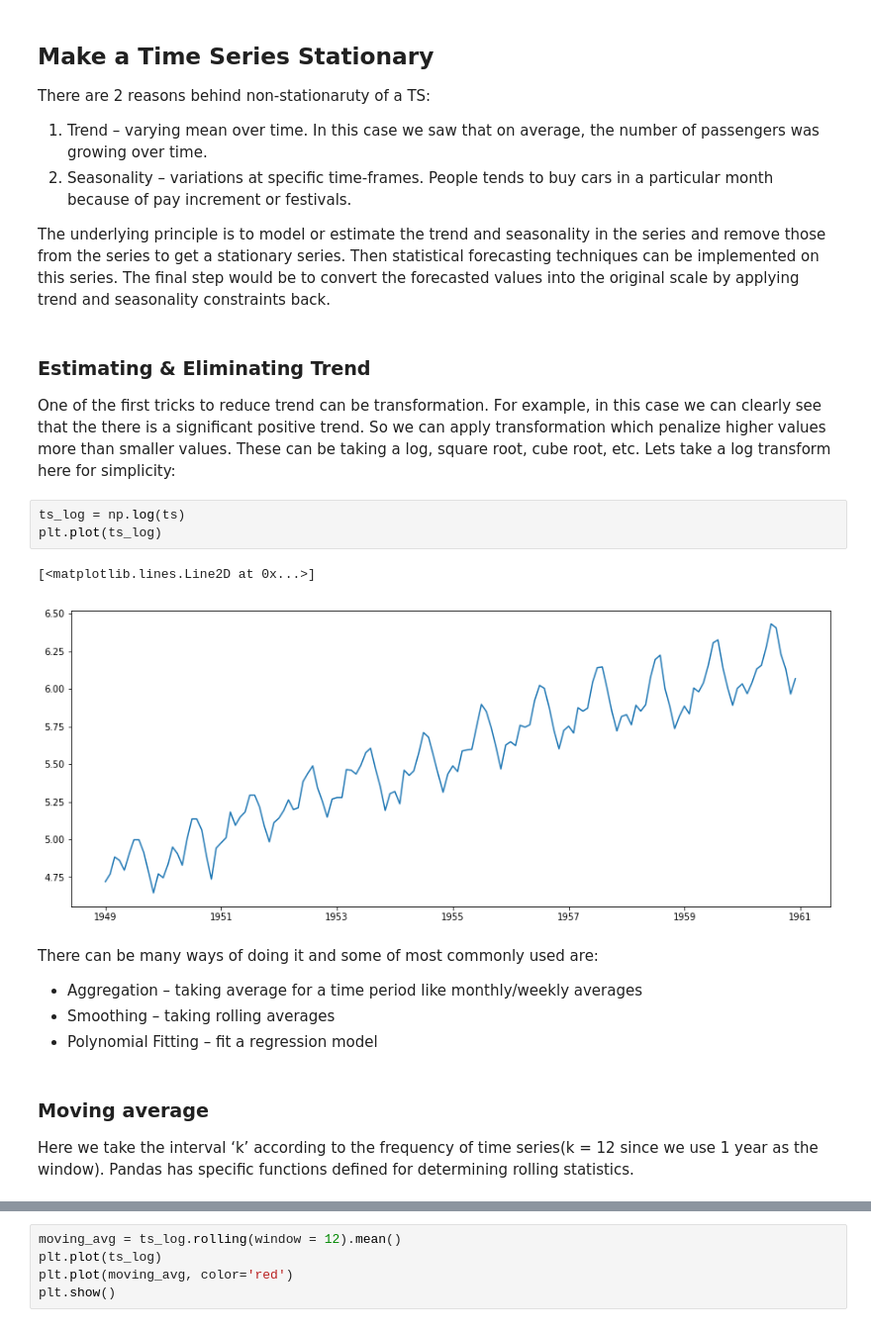
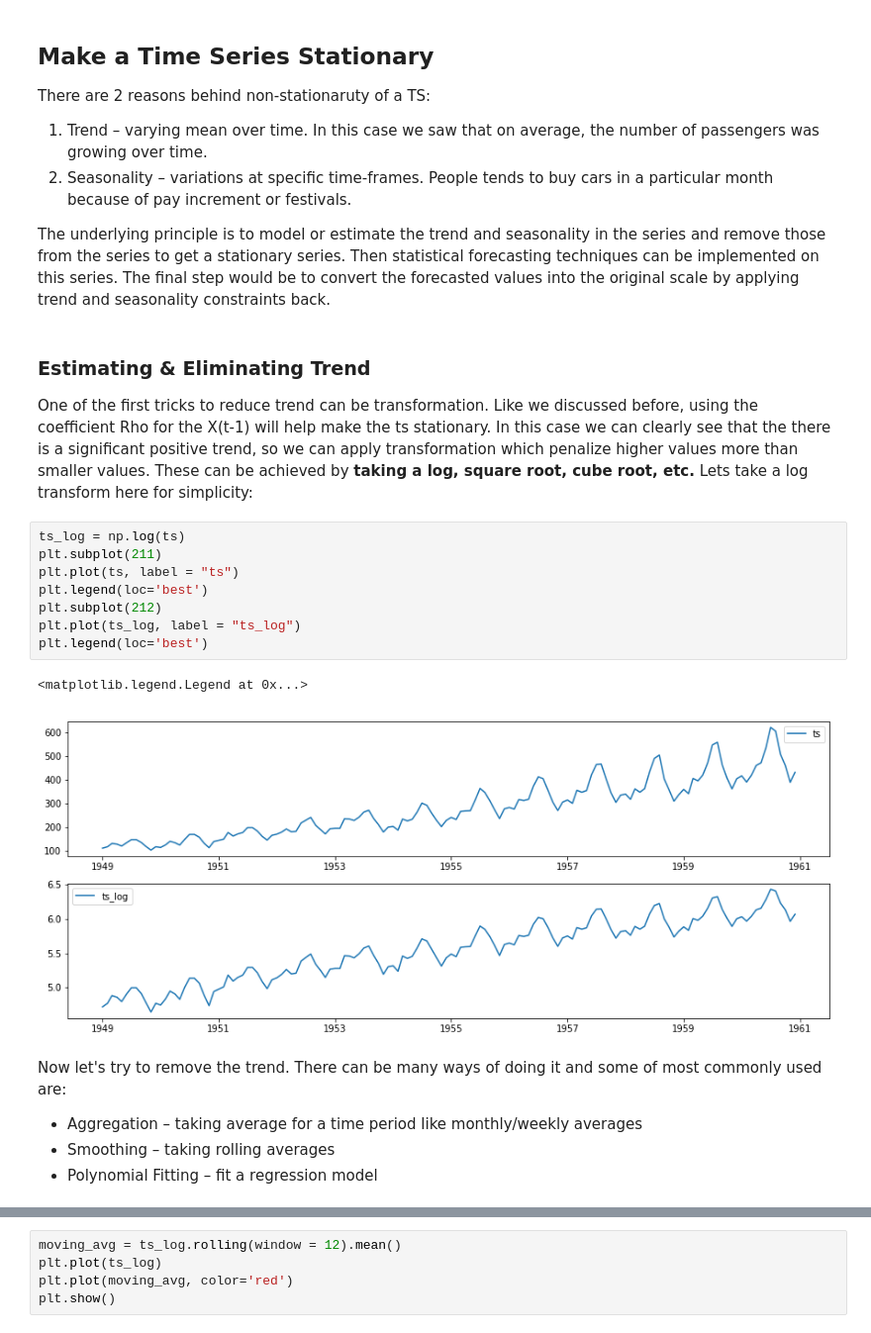
Before and after one commit to xmindata/Time_series, a Jupyter notebook: Practice/TS_Passengers.ipynb, the cells around one changed output, grey strips where cells are left out. Shown at 99% size. Drawn from its saved outputs; the diff is of its cells as text.

Commit message:
Feat: More details about the basics of Time Series

```diff
--- a/Practice/TS_Passengers.ipynb
+++ b/Practice/TS_Passengers.ipynb
@@ -136,20 +231,21 @@ The underlying principle is to model or estimate the trend and seasonality in th
 # %% [markdown]
 ### Estimating & Eliminating Trend
 
-One of the first tricks to reduce trend can be transformation. For example, in this case we can clearly see that the there is a significant positive trend. So we can apply transformation which penalize higher values more than smaller values. These can be taking a log, square root, cube root, etc. Lets take a log transform here for simplicity:
+One of the first tricks to reduce trend can be transformation. Like we discussed before,  using the coefficient Rho for the X(t-1) will help make the ts stationary. In this case we can clearly see that the there is a significant positive trend, so we can apply transformation which penalize higher values more than smaller values. These can be achieved by **taking a log, square root, cube root, etc.** Lets take a log transform here for simplicity:
-# %%
-ts_log = np.log(ts)
-plt.plot(ts_log)
-# %% [output]
-[<matplotlib.lines.Line2D at 0x...>]
-[figure, removed]
+# %%
+ts_log = np.log(ts)
+plt.subplot(211)
+plt.plot(ts, label = "ts")
+plt.legend(loc='best')
+plt.subplot(212)
+plt.plot(ts_log, label = "ts_log")
+plt.legend(loc='best')
+# %% [output]
+<matplotlib.legend.Legend at 0x...>
+[figure, added]
 # %% [markdown]
-There can be many ways of doing it and some of most commonly used are:
+Now let's try to remove the trend. There can be many ways of doing it and some of most commonly used are:
 
 - Aggregation – taking average for a time period like monthly/weekly averages
 - Smoothing – taking rolling averages
 - Polynomial Fitting – fit a regression model
-# %% [markdown]
-### Moving average
-
-Here we take the interval ‘k’ according to the frequency of time series(k = 12 since we use 1 year as the window). Pandas has specific functions defined for determining rolling statistics.
```
Also changed, not shown: parts of 27 cells of this notebook.
